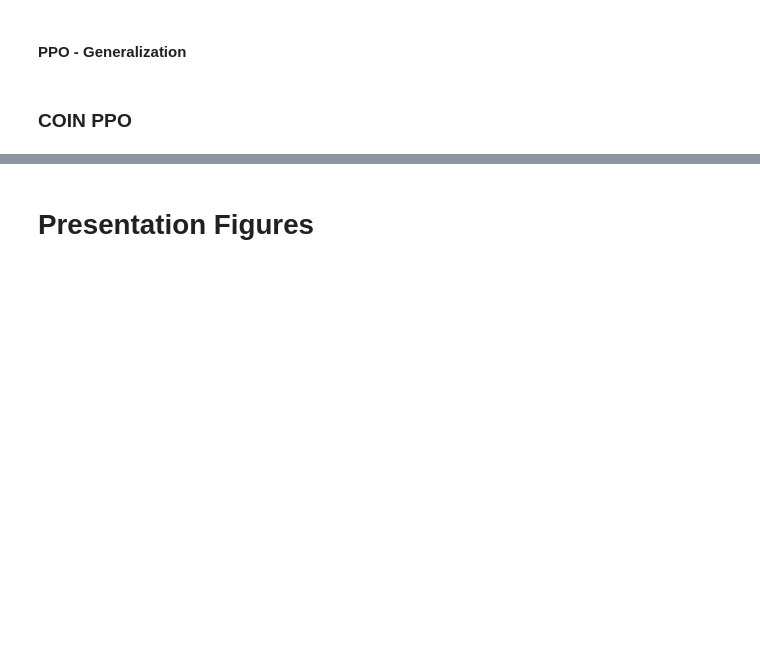
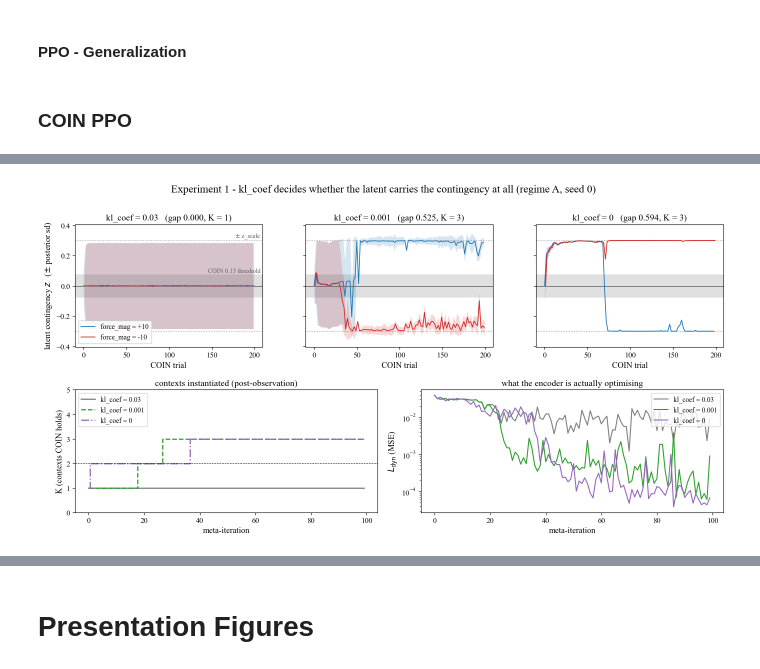
Before and after one commit to RichieRich2569/COINRL, a Jupyter notebook: basics.ipynb, the cells around one changed output, grey strips where cells are left out. Drawn from its saved outputs; the diff is of its cells as text; code cells hidden in the pictures; blank space fills up the shorter version.

```diff
--- a/basics.ipynb
+++ b/basics.ipynb
@@ -1262,0 +1682,63 @@ ppo.evaluate(env, n_episodes=3, context_probs_fn=lambda i: data_dict[23]) # Set
+# %%
+# --- Experiment 1: the collapse -> separation story in one figure --------------
+# (a) one panel per kl_coef: the latent COIN actually observes, coloured by the force sign
+#     it should be tracking, with the +-z_scale tanh rails and COIN's own 0.15 segmenting
+#     threshold drawn to scale, and the posterior sd shaded around each point.
+# (b) K over the run, all three overlaid.   (c) the dynamics loss, log scale.
+_mosaic = [["a0", "a0", "a1", "a1", "a2", "a2"],
+           ["b",  "b",  "b",  "c",  "c",  "c"]]
+fig, axd = plt.subplot_mosaic(_mosaic, figsize=(14, 7.2))
+_kl_colours = {0.03: "#7f7f7f", 0.001: "#2ca02c", 0.0: "#9467bd"}
+
+for i, (kl, tag) in enumerate(zip(EXP1_KLS, EXP1_TAGS)):
+    h, s = results[tag]["hist"], results[tag]["summary"]
+    ax = axd[f"a{i}"]
+    n = h["z"].shape[0]
+    ax.axhspan(-0.5 * COIN_SEGMENT_THRESHOLD, 0.5 * COIN_SEGMENT_THRESHOLD, color="0.88",
+               zorder=0)
+    for b in (-Z_SCALE, Z_SCALE):
+        ax.axhline(b, color="0.45", lw=0.9, ls=":", zorder=1)
+    ax.axhline(0.0, color="k", lw=0.6, zorder=1)
+    for sgm in range(S):
+        trials = np.arange(n) * S + sgm          # COIN trial index of this task's segment
+        z, sd = h["z"][:, sgm], h["z_sd"][:, sgm]
+        ax.fill_between(trials, z - sd, z + sd, color=COLOURS[TASKS[sgm]], alpha=0.18,
+                        lw=0)
+        ax.plot(trials, z, lw=1.2, color=COLOURS[TASKS[sgm]], label=task_label(sgm))
+    ax.set_ylim(-1.35 * Z_SCALE, 1.35 * Z_SCALE)
+    ax.set_xlabel("COIN trial")
+    ax.set_title(f"kl_coef = {kl:g}   (gap {s['z_gap']:.3f}, K = {s['final_K']})")
+    if i == 0:
+        ax.set_ylabel(r"latent contingency $z$   ($\pm$ posterior sd)")
+        ax.legend(loc="lower left", framealpha=0.9)
+    else:
+        ax.set_yticklabels([])
+axd["a0"].text(0.99, Z_SCALE, r"$\pm$ z_scale", transform=axd["a0"].get_yaxis_transform(),
+               ha="right", va="bottom", fontsize=9, color="0.35")
+axd["a0"].text(0.99, 0.5 * COIN_SEGMENT_THRESHOLD, "COIN 0.15 threshold",
+               transform=axd["a0"].get_yaxis_transform(), ha="right", va="bottom",
+               fontsize=9, color="0.35")
+
+_kl_styles = {0.03: "-", 0.001: "--", 0.0: "-."}      # K lines overlap; dashes let them show
+for kl, tag in zip(EXP1_KLS, EXP1_TAGS):
+    h = results[tag]["hist"]
+    it = np.arange(h["K_post"].size)
+    axd["b"].step(it, h["K_post"], where="mid", lw=1.8, color=_kl_colours[kl],
+                  ls=_kl_styles[kl], label=f"kl_coef = {kl:g}")
+    axd["c"].plot(it, h["dyn"], lw=1.5, color=_kl_colours[kl], label=f"kl_coef = {kl:g}")
+axd["b"].axhline(2, color="k", lw=0.7, ls="--")
+axd["b"].set_xlabel("meta-iteration"); axd["b"].set_ylabel("K (contexts COIN holds)")
+axd["b"].set_yticks(np.arange(0, 6))
+axd["b"].set_title("contexts instantiated (post-observation)")
+axd["b"].legend(loc="upper left")
+axd["c"].set_yscale("log")
+axd["c"].set_xlabel("meta-iteration"); axd["c"].set_ylabel(r"$L_{\mathrm{dyn}}$ (MSE)")
+axd["c"].set_title("what the encoder is actually optimising")
+axd["c"].legend(loc="upper right")
+
+fig.suptitle("Experiment 1 - kl_coef decides whether the latent carries the contingency "
+             "at all (regime A, seed 0)", y=1.0)
+fig.tight_layout()
+plt.show()
+# %% [output]
+[figure, added]
```
Also changed, not shown: parts of 12 cells of this notebook, 4 other files.
